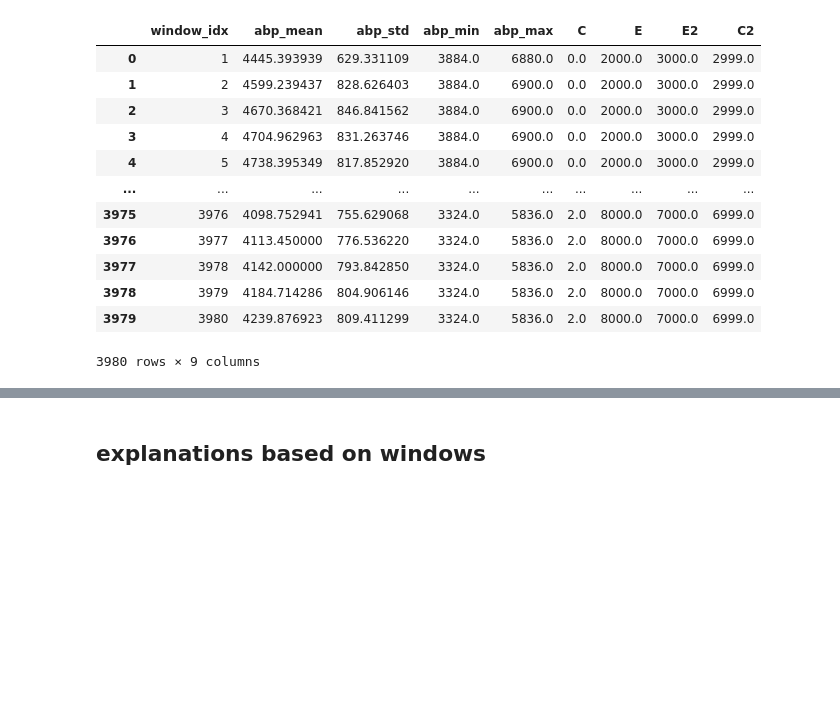
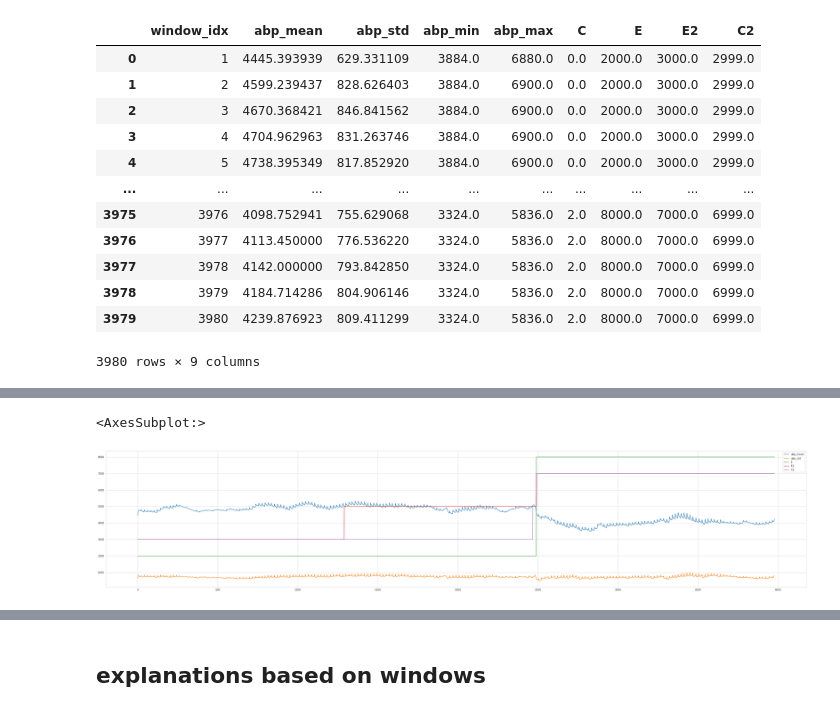
Before and after one commit to sbobek/knac, a Jupyter notebook: examples/knac_blood_pressure_v2.ipynb, the cells around one changed output, grey strips where cells are left out. Cells and saved outputs as stored; diff of their text form; code cells hidden in the pictures; blank space fills up the shorter version.

```diff
--- a/examples/knac_blood_pressure_v2.ipynb
+++ b/examples/knac_blood_pressure_v2.ipynb
@@ -592,0 +595,5 @@ for 'window_idx'=1 got 'C2'=[2999]
+# %%
+data_agg_by_window[["abp_mean", "abp_std", "E", "E2", "C2"]].plot()
+# %% [output]
+<AxesSubplot:>
+[figure, added]
```
Also changed, not shown: parts of 3 cells of this notebook.
